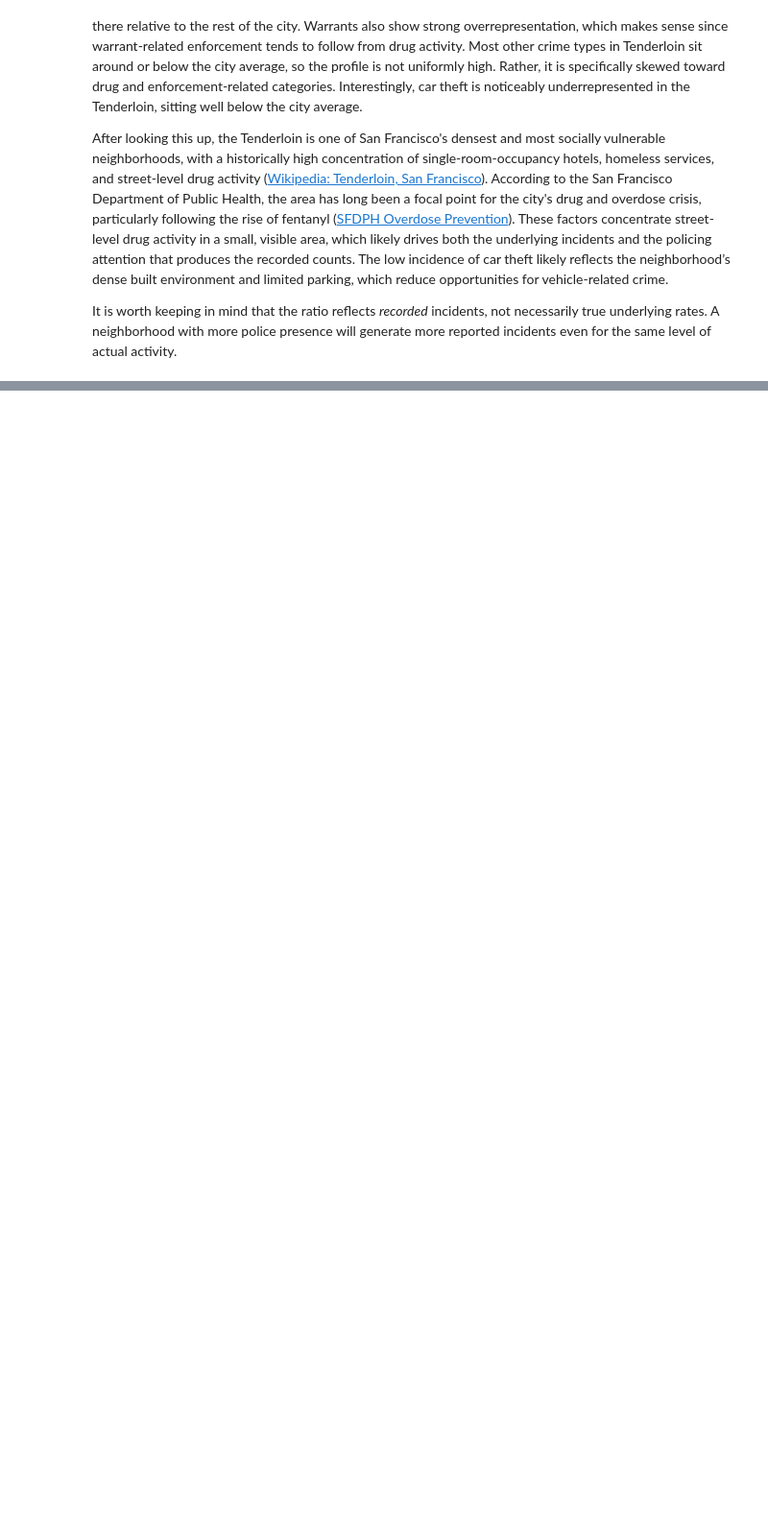
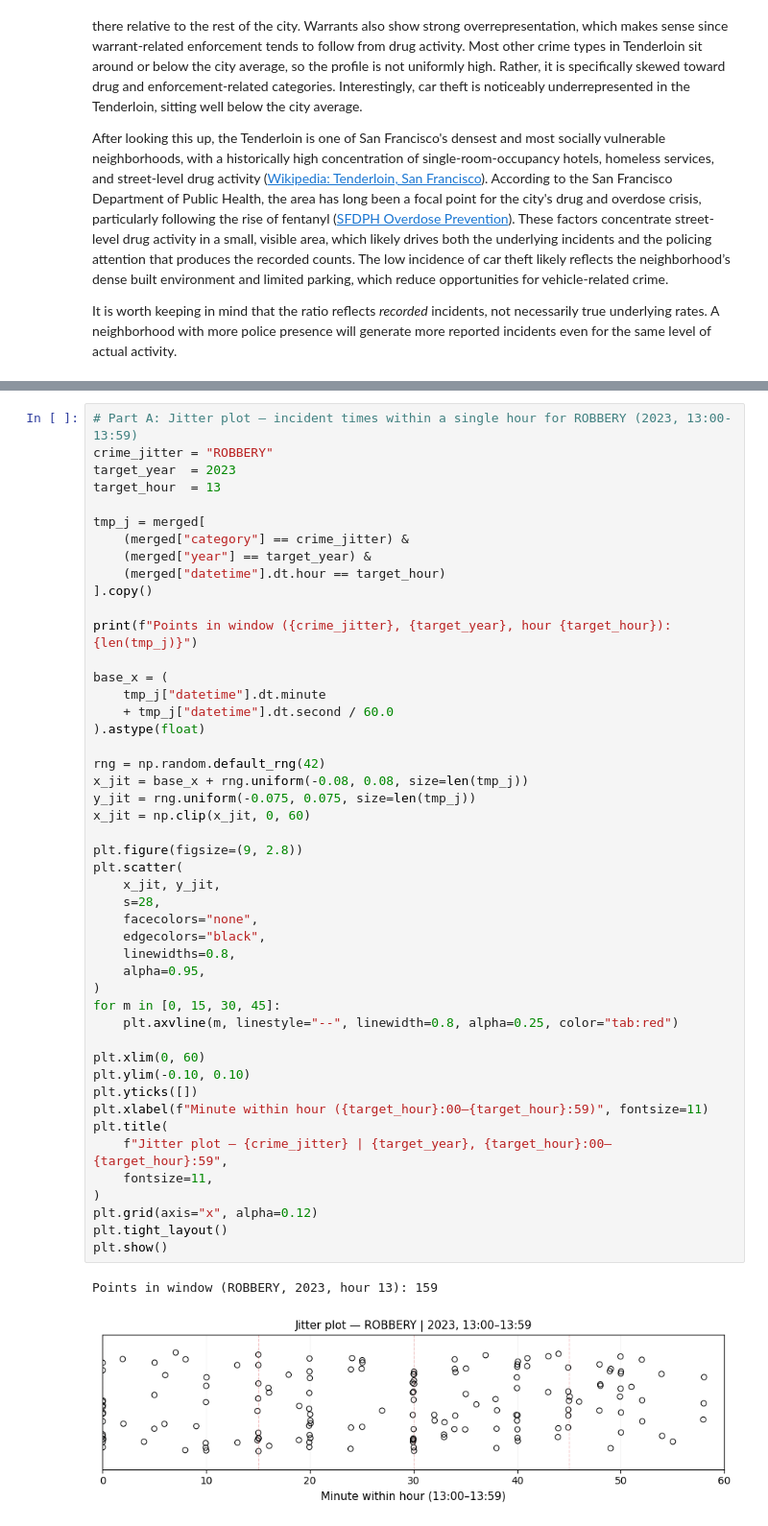
Before and after one commit to Slupon/Project_Socialdata, a Jupyter notebook: Assignment1_socialdata.ipynb, the cells around one changed output, grey strips where cells are left out. Shown at 96% size. Cells and saved outputs as stored; diff of their text form; blank space fills up the shorter version.

```diff
--- a/Assignment1_socialdata.ipynb
+++ b/Assignment1_socialdata.ipynb
@@ -949,0 +954,50 @@ Draws from: Week 3, Exercises 2.1 and 2.2.
+# %%
+# Part A: Jitter plot — incident times within a single hour for ROBBERY (2023, 13:00-13:59)
+crime_jitter = "ROBBERY"
+target_year  = 2023
+target_hour  = 13
+
+tmp_j = merged[
+    (merged["category"] == crime_jitter) &
+    (merged["year"] == target_year) &
+    (merged["datetime"].dt.hour == target_hour)
+].copy()
+
+print(f"Points in window ({crime_jitter}, {target_year}, hour {target_hour}): {len(tmp_j)}")
+
+base_x = (
+    tmp_j["datetime"].dt.minute
+    + tmp_j["datetime"].dt.second / 60.0
+).astype(float)
+
+rng = np.random.default_rng(42)
+x_jit = base_x + rng.uniform(-0.08, 0.08, size=len(tmp_j))
+y_jit = rng.uniform(-0.075, 0.075, size=len(tmp_j))
+x_jit = np.clip(x_jit, 0, 60)
+
+plt.figure(figsize=(9, 2.8))
+plt.scatter(
+    x_jit, y_jit,
+    s=28,
+    facecolors="none",
+    edgecolors="black",
+    linewidths=0.8,
+    alpha=0.95,
+)
+for m in [0, 15, 30, 45]:
+    plt.axvline(m, linestyle="--", linewidth=0.8, alpha=0.25, color="tab:red")
+
+plt.xlim(0, 60)
+plt.ylim(-0.10, 0.10)
+plt.yticks([])
+plt.xlabel(f"Minute within hour ({target_hour}:00–{target_hour}:59)", fontsize=11)
+plt.title(
+    f"Jitter plot — {crime_jitter} | {target_year}, {target_hour}:00–{target_hour}:59",
+    fontsize=11,
+)
+plt.grid(axis="x", alpha=0.12)
+plt.tight_layout()
+plt.show()
+# %% [output]
+Points in window (ROBBERY, 2023, hour 13): 159
+[figure, added]
```
Also changed, not shown: parts of 10 cells of this notebook.
